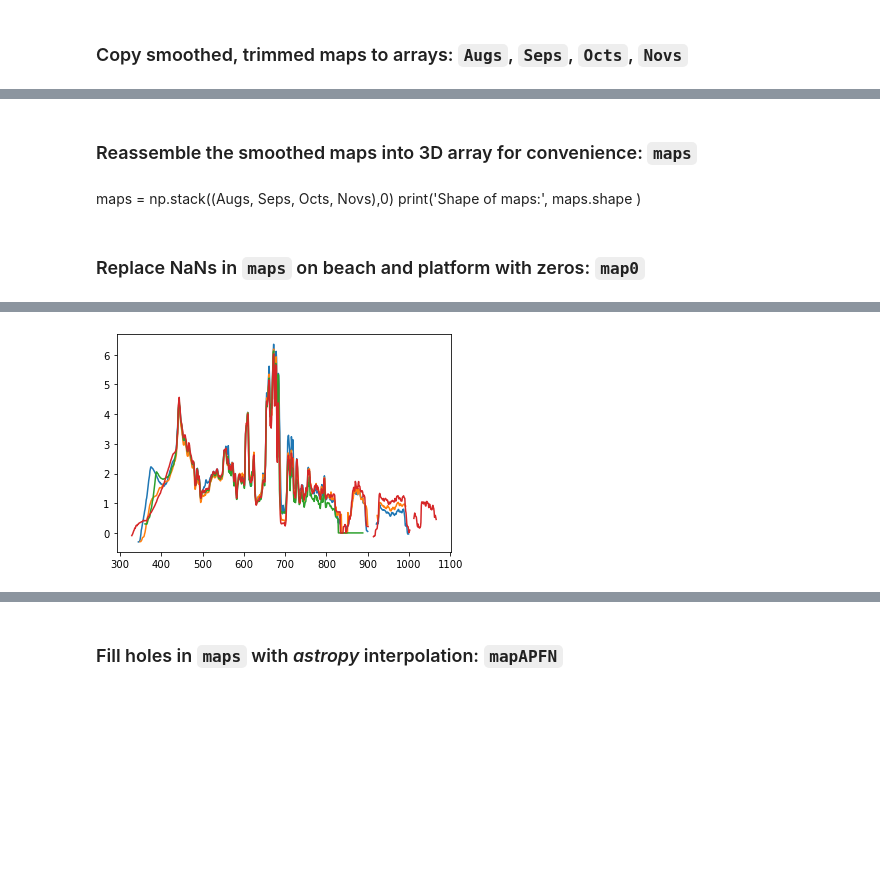
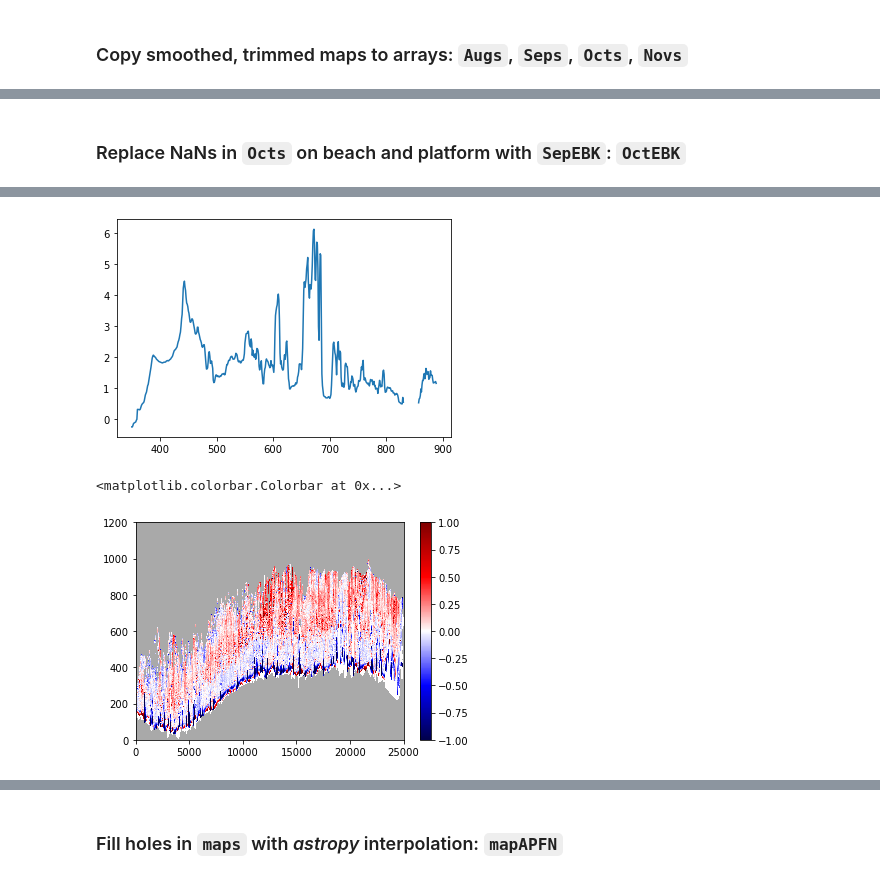
Before and after one commit to csherwood-usgs/CoreBx, a Jupyter notebook: CoreBx_process.ipynb, the cells around one changed output, grey strips where cells are left out. Cells and saved outputs as stored; diff of their text form; code cells hidden in the pictures; blank space fills up the shorter version.

```diff
--- a/CoreBx_process.ipynb
+++ b/CoreBx_process.ipynb
@@ -248,7 +288,7 @@ New 3d array: *dsaas*
 # %%
 %%time
 ismooth = True
-maps = map.copy()
+maps = np.copy(map)
 if ismooth:
     kernel = Gaussian2DKernel(x_stddev=.5)
     print('Size of kernel: ', kernel.shape)
@@ -341,11 +381,11 @@ xback,yback=UTM2Island(xUTMb, yUTMb, eoff=r['e0'], noff=r['n0'], rot=r['theta'])
 
 # interpolate
 fb = interpolate.interp1d(xback,yback,bounds_error=False,fill_value=np.nan)
-ybacki = fb(xdist)
+iyback = fb(xdist)
 
 # ensure back >= dune
-ybacki[ybacki<ydunei]=ydunei[ybacki<ydunei]
-iswide = ybacki-ydunei
+iyback[iyback<ydunei]=ydunei[iyback<ydunei]
+iswide = iyback-ydunei
 
 print("Stat summary of island width (iswide)")
 stat_summary(iswide,iprint=True)
@@ -353,7 +393,7 @@ stat_summary(iswide,iprint=True)
 fig = plt.figure(figsize=(5,3))
 plt.plot(xdist,ydunei,'.',label="Interp.")
 plt.plot(xdune,ydune,'.',label='Digitized')
-plt.plot(xdist,ybacki,'.',label="Interp.")
+plt.plot(xdist,iyback,'.',label="Interp.")
 plt.plot(xback,yback,'.',label='Digitized')
 plt.legend()
 plt.xlabel('Alongshore Distance (m)')
@@ -448,38 +421,35 @@ for i in range(nalong):
-# %% [markdown]
-### Reassemble the smoothed maps into 3D array for convenience: `maps`
-# %% [markdown]
-maps = np.stack((Augs, Seps, Octs, Novs),0)
-print('Shape of maps:', maps.shape )
 # %% [markdown]
-### Replace NaNs in `maps` on beach and platform with zeros: `map0`
+### Replace NaNs in `Octs` on beach and platform with `SepEBK`: `OctEBK`
 # %%
-map0 = maps.copy()
+OctEBK = np.copy(Octs)
 # arrays for statistics
-sum_prof0 = np.zeros(4)
-sum_repl0 = np.zeros(4)
+sum_prof = np.zeros(nalong)
+sum_repl = np.zeros(nalong)
 
-for j in range(nmaps):
-    for i in range(nalong):
-        # cross-island indices of beach, island back
-        ibeach = int(i4y[i,j])     # beach varies with survey
-        iyback = int(ybacki[i])    # yback is constant
+for i in range(nalong):
+    # cross-island indices of beach, island back
+    ibeach = int(isy[i,j])     # beach varies with survey
+    ibck = int(iyback[i])    # yback is constant
 
-        # calculate volume above zero
-        tmp_prof = np.squeeze(map0[j,:,i])
-        ireplace = np.argwhere(np.isnan(tmp_prof))
-        ireplace = ireplace[ np.where( ireplace >= ibeach) ]
-        ireplace = ireplace[ np.where( ireplace <= iyback)]
-        sum_prof0[j] += (iyback-ibeach)
-        sum_repl0[j] += len(ireplace)
-        tmp_prof[ireplace] = 0.
-        # look at random profile for sanity check
-        if i == 12000:
-            print(iyback-ibeach, len(ireplace))
-            print(ireplace)
-            plt.plot(tmp_prof)
-        map0[j,:,i]=tmp_prof
+    # Find nans, replace with values from SepEBK
+    tmp_prof = np.squeeze(Octs[:,i])
+    ireplace = np.argwhere(np.isnan(tmp_prof))
+    ireplace = ireplace[ np.where( ireplace >= ibeach) ]
+    ireplace = ireplace[ np.where( ireplace <= ibck)]
+    sum_prof[i] = (ibck-ibeach)
+    sum_repl[i]= len(ireplace)
+    tmp_prof[ireplace] = SepEBK[ireplace,i]
+    # look at random profile for sanity check
+    if i == 12000:
+        print(ibck-ibeach, len(ireplace))
+        print(ireplace)
+        plt.plot(tmp_prof)
+    OctEBK[:,i]=tmp_prof
 
-print('Sum points:', sum_prof0)
-print('Sum replaced:', sum_repl0)
-print('Fraction replaced:',sum_repl0/sum_prof0)
+print('Sum points:', np.nansum(sum_prof))
+print('Sum replaced:', np.nansum(sum_repl))
+print('Fraction replaced:', np.nansum(sum_repl)/np.nansum(sum_prof))
+print('Median number replaced', np.nanmedian(sum_repl))
+print('Max. number replaced', np.nanmax(sum_repl))
+print('Median fraction replaced', np.nanmedian( sum_repl/sum_prof))
 # %% [output]
@@ -500 +468,8 @@ Fraction replaced: [0.00091637 0.00615499 0.03602503 0.00998716]
-[figure, old version]
+[figure, new version]
+# %%
+plt.figure()
+plt.pcolormesh(SepEBK-Octs,vmin=-1,vmax=1,cmap=dcmap)
+plt.colorbar()
+# %% [output]
+<matplotlib.colorbar.Colorbar at 0x...>
+[figure, added]
```
Also changed, not shown: parts of 33 cells of this notebook, 2 other files.
